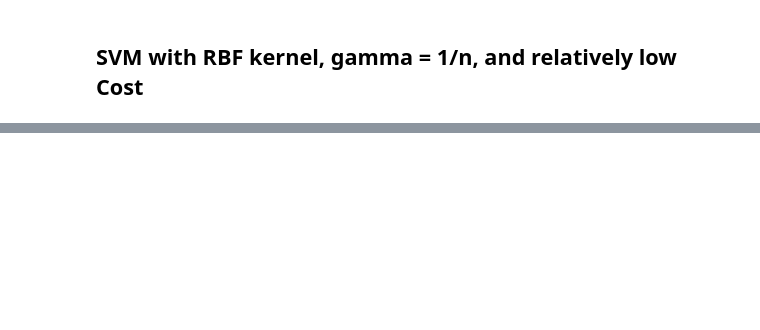
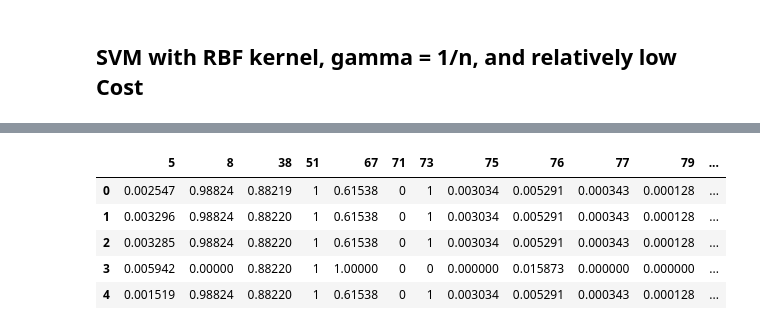
Before and after one commit to AML-Project-Group/impersonation_detection, a Jupyter notebook: Main.ipynb, the cells around one changed output, grey strips where cells are left out. Saved outputs shown, nothing was run; the diff lists cells and outputs as text; code cells hidden in the pictures; blank space fills up the shorter version.

```diff
--- a/Main.ipynb
+++ b/Main.ipynb
@@ -673,0 +748,12 @@ weighted avg       1.00      1.00      1.00     24261
+# %%
+processedtestfs_df = testfile.loc[:,['5','8','38','51','67','71','73','75','76','77',
+ '79','80','82','140','142','145','154','155']]
+
+processedtestfs_df.head()
+# %% [output]
+|  | 5 | 8 | 38 | 51 | 67 | 71 | 73 | 75 | 76 | 77 | 79 | ... |
+| 0 | 0.002547 | 0.98824 | 0.88219 | 1 | 0.61538 | 0 | 1 | 0.003034 | 0.005291 | 0.000343 | 0.000128 | ... |
+| 1 | 0.003296 | 0.98824 | 0.88220 | 1 | 0.61538 | 0 | 1 | 0.003034 | 0.005291 | 0.000343 | 0.000128 | ... |
+| 2 | 0.003285 | 0.98824 | 0.88220 | 1 | 0.61538 | 0 | 1 | 0.003034 | 0.005291 | 0.000343 | 0.000128 | ... |
+| 3 | 0.005942 | 0.00000 | 0.88220 | 1 | 1.00000 | 0 | 0 | 0.000000 | 0.015873 | 0.000000 | 0.000000 | ... |
+| 4 | 0.001519 | 0.98824 | 0.88220 | 1 | 0.61538 | 0 | 1 | 0.003034 | 0.005291 | 0.000343 | 0.000128 | ... |
```
Also changed, not shown: parts of 29 cells of this notebook.
